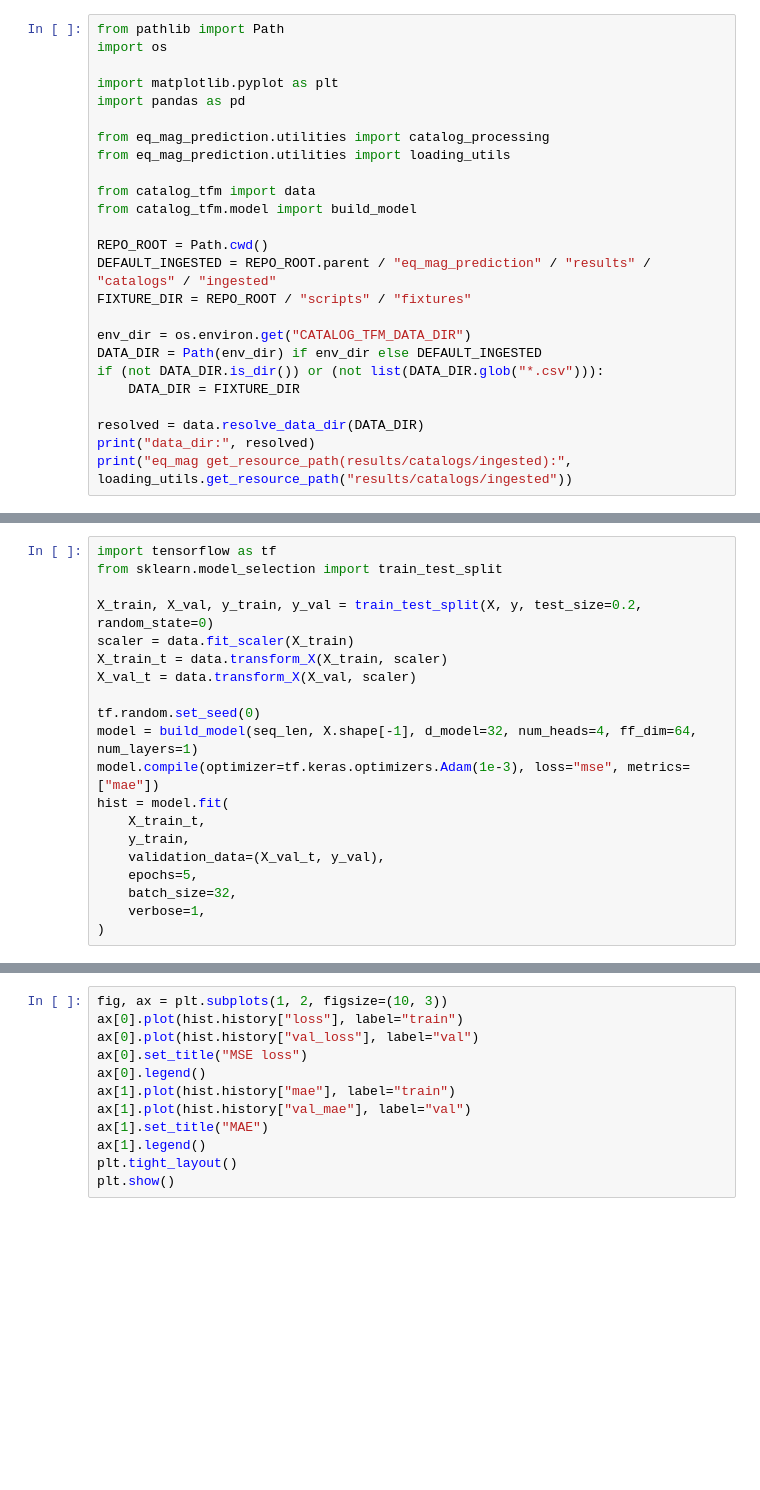
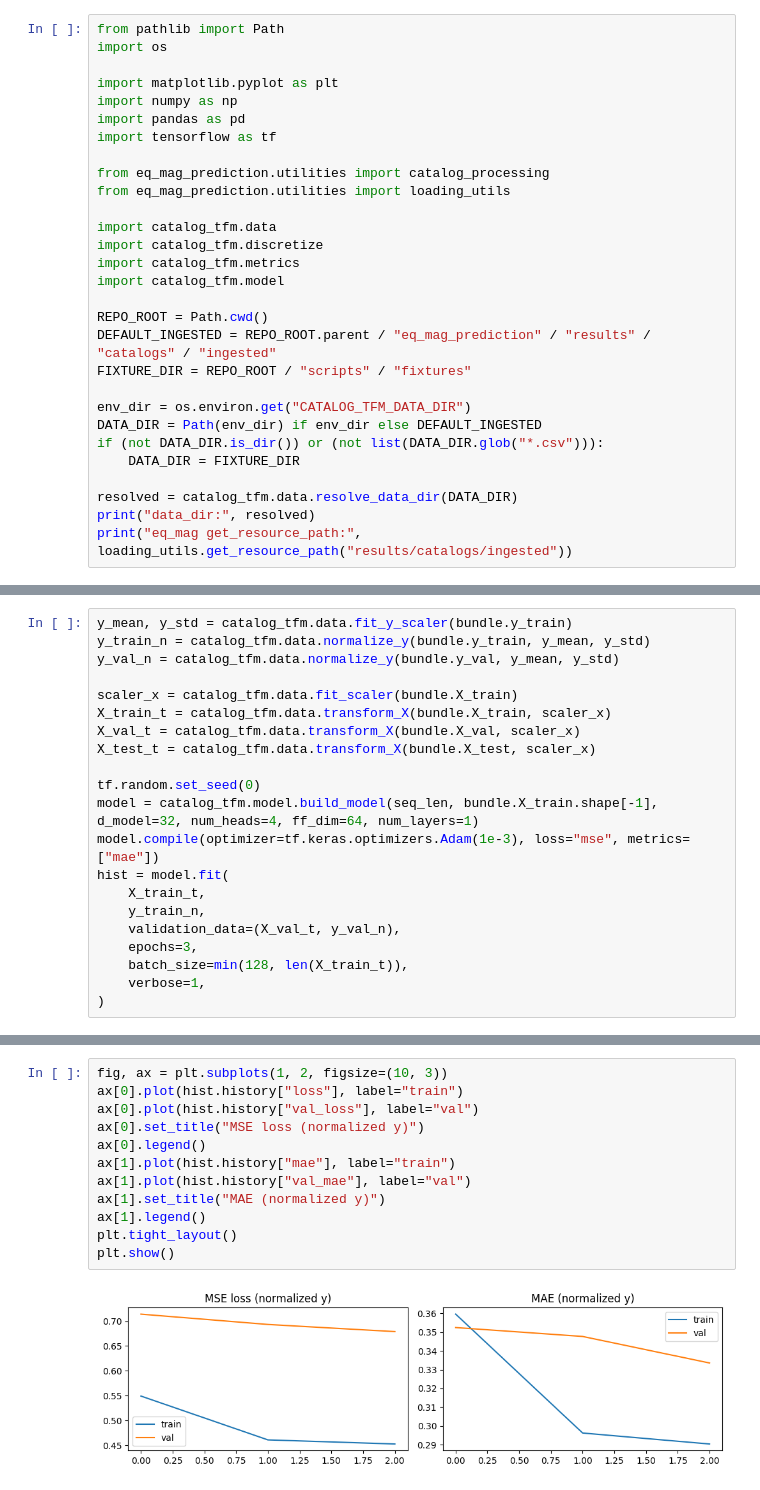
Before and after one commit to Ner-Ber/transformer-catalog, a Jupyter notebook: scripts/train_and_visualize.ipynb, the cells around one changed output, grey strips where cells are left out. Drawn from its saved outputs; the diff is of its cells as text; blank space fills up the shorter version.

```diff
--- a/scripts/train_and_visualize.ipynb
+++ b/scripts/train_and_visualize.ipynb
@@ -7,13 +11,17 @@ from pathlib import Path
 import os
 
 import matplotlib.pyplot as plt
+import numpy as np
 import pandas as pd
+import tensorflow as tf
 
 from eq_mag_prediction.utilities import catalog_processing
 from eq_mag_prediction.utilities import loading_utils
 
-from catalog_tfm import data
-from catalog_tfm.model import build_model
+import catalog_tfm.data
+import catalog_tfm.discretize
+import catalog_tfm.metrics
+import catalog_tfm.model
 
 REPO_ROOT = Path.cwd()
 DEFAULT_INGESTED = REPO_ROOT.parent / "eq_mag_prediction" / "results" / "catalogs" / "ingested"
@@ -24,6 +32,6 @@ DATA_DIR = Path(env_dir) if env_dir else DEFAULT_INGESTED
 if (not DATA_DIR.is_dir()) or (not list(DATA_DIR.glob("*.csv"))):
     DATA_DIR = FIXTURE_DIR
 
-resolved = data.resolve_data_dir(DATA_DIR)
+resolved = catalog_tfm.data.resolve_data_dir(DATA_DIR)
 print("data_dir:", resolved)
-print("eq_mag get_resource_path(results/catalogs/ingested):", loading_utils.get_resource_path("results/catalogs/ingested"))
+print("eq_mag get_resource_path:", loading_utils.get_resource_path("results/catalogs/ingested"))
@@ -40,20 +94,21 @@ print("hash(raw read):", catalog_processing.hash_pandas_object(sample))
 # %%
-import tensorflow as tf
-from sklearn.model_selection import train_test_split
+y_mean, y_std = catalog_tfm.data.fit_y_scaler(bundle.y_train)
+y_train_n = catalog_tfm.data.normalize_y(bundle.y_train, y_mean, y_std)
+y_val_n = catalog_tfm.data.normalize_y(bundle.y_val, y_mean, y_std)
 
-X_train, X_val, y_train, y_val = train_test_split(X, y, test_size=0.2, random_state=0)
-scaler = data.fit_scaler(X_train)
-X_train_t = data.transform_X(X_train, scaler)
-X_val_t = data.transform_X(X_val, scaler)
+scaler_x = catalog_tfm.data.fit_scaler(bundle.X_train)
+X_train_t = catalog_tfm.data.transform_X(bundle.X_train, scaler_x)
+X_val_t = catalog_tfm.data.transform_X(bundle.X_val, scaler_x)
+X_test_t = catalog_tfm.data.transform_X(bundle.X_test, scaler_x)
 
 tf.random.set_seed(0)
-model = build_model(seq_len, X.shape[-1], d_model=32, num_heads=4, ff_dim=64, num_layers=1)
+model = catalog_tfm.model.build_model(seq_len, bundle.X_train.shape[-1], d_model=32, num_heads=4, ff_dim=64, num_layers=1)
 model.compile(optimizer=tf.keras.optimizers.Adam(1e-3), loss="mse", metrics=["mae"])
 hist = model.fit(
     X_train_t,
-    y_train,
-    validation_data=(X_val_t, y_val),
-    epochs=5,
-    batch_size=32,
+    y_train_n,
+    validation_data=(X_val_t, y_val_n),
+    epochs=3,
+    batch_size=min(128, len(X_train_t)),
     verbose=1,
 )
@@ -60,12 +123,14 @@ hist = model.fit(
 # %%
 fig, ax = plt.subplots(1, 2, figsize=(10, 3))
 ax[0].plot(hist.history["loss"], label="train")
 ax[0].plot(hist.history["val_loss"], label="val")
-ax[0].set_title("MSE loss")
+ax[0].set_title("MSE loss (normalized y)")
 ax[0].legend()
 ax[1].plot(hist.history["mae"], label="train")
 ax[1].plot(hist.history["val_mae"], label="val")
-ax[1].set_title("MAE")
+ax[1].set_title("MAE (normalized y)")
 ax[1].legend()
 plt.tight_layout()
 plt.show()
+# %% [output]
+[figure, added]
```
Also changed, not shown: parts of 9 cells of this notebook, 8 other files.
